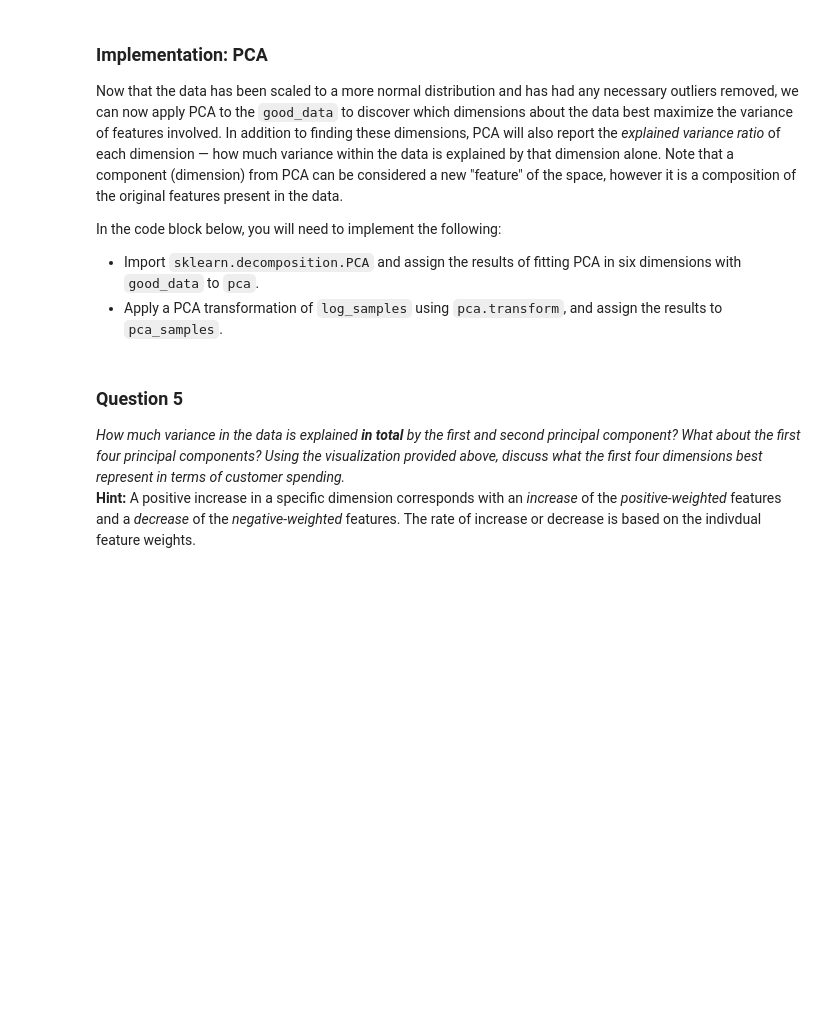
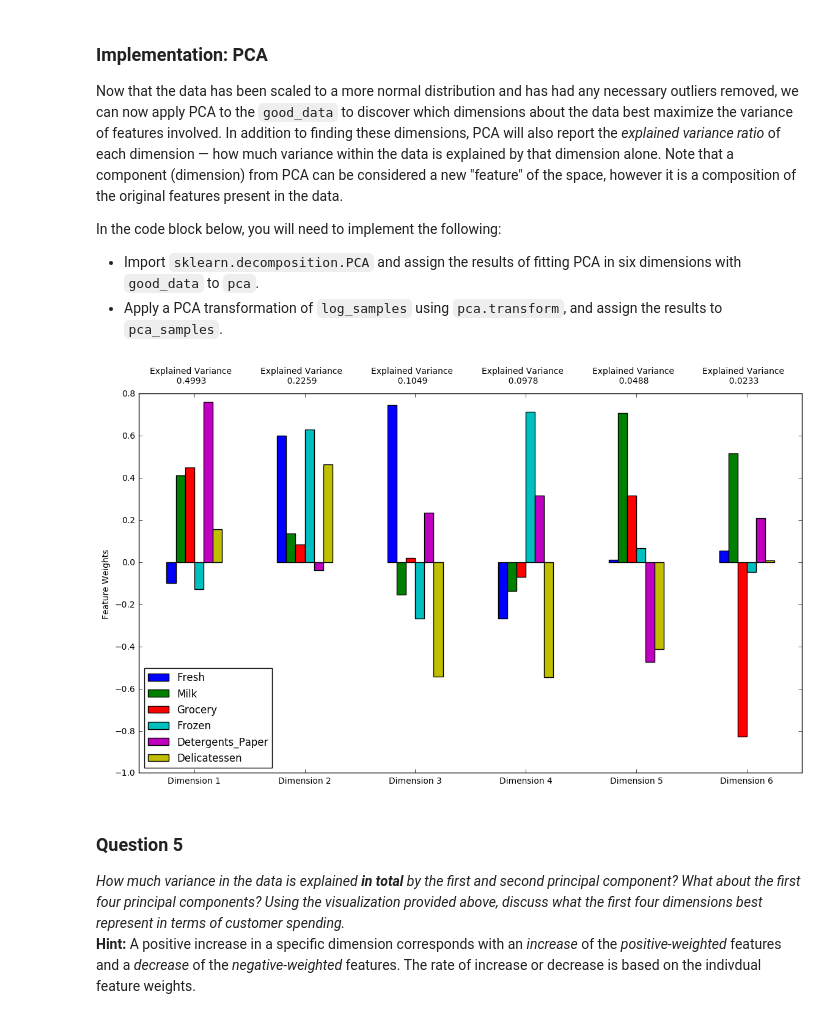
Before and after one commit to caasted/udacity-mlnd, a Jupyter notebook: customer_segments/customer_segments.ipynb, the cells around one changed output. Saved outputs shown, nothing was run; the diff lists cells and outputs as text; code cells hidden in the pictures; blank space fills up the shorter version.

```diff
--- a/customer_segments/customer_segments.ipynb
+++ b/customer_segments/customer_segments.ipynb
@@ -303,13 +303,16 @@ In the code block below, you will need to implement the following:
  - Apply a PCA transformation of `log_samples` using `pca.transform`, and assign the results to `pca_samples`.
 # %%
 # TODO: Apply PCA by fitting the good data with the same number of dimensions as features
-pca = None
+from sklearn.decomposition import PCA
+pca = PCA()
 
 # TODO: Transform log_samples using the PCA fit above
-pca_samples = None
+pca_samples = pca.fit(good_data)
 
 # Generate PCA results plot
 pca_results = vs.pca_results(good_data, pca)
+# %% [output]
+[figure, added]
 # %% [markdown]
 ### Question 5
 *How much variance in the data is explained* ***in total*** *by the first and second principal component? What about the first four principal components? Using the visualization provided above, discuss what the first four dimensions best represent in terms of customer spending.*
```
Also changed, not shown: parts of 2 cells of this notebook.
